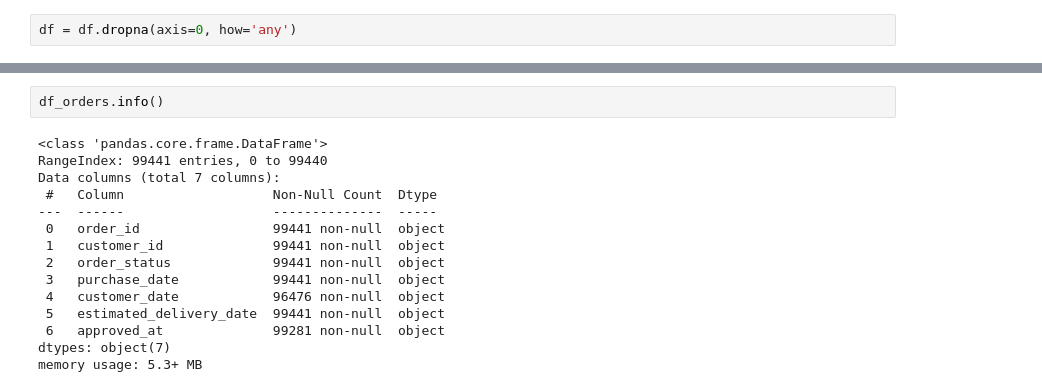
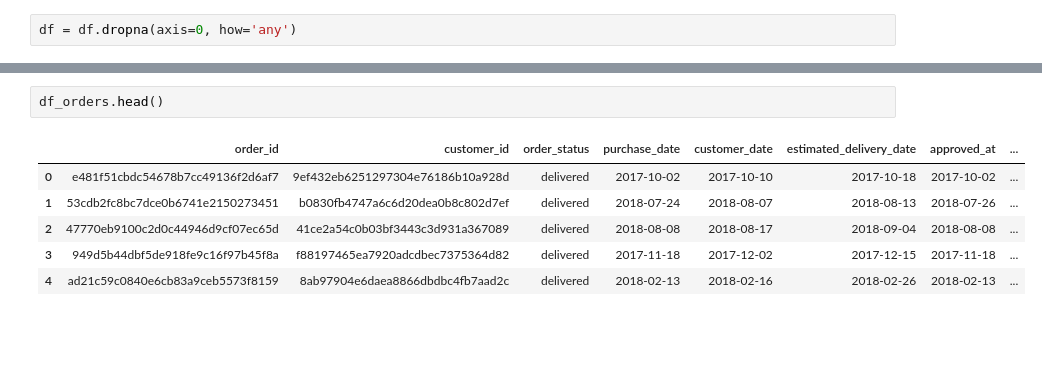
Before and after one commit to Hummelt/Olist-E-Commerce, a Jupyter notebook: order_analysis_II.ipynb, the cells around one changed output, grey strips where cells are left out. Cells and saved outputs as stored; diff of their text form; blank space fills up the shorter version.

```diff
--- a/order_analysis_II.ipynb
+++ b/order_analysis_II.ipynb
@@ -74,17 +131,9 @@ df_orders.head()
 # %%
-df_orders.info()
+df_orders.head()
 # %% [output]
-<class 'pandas.core.frame.DataFrame'>
-RangeIndex: 99441 entries, 0 to 99440
-Data columns (total 7 columns):
- #   Column                   Non-Null Count  Dtype
----  ------                   --------------  -----
- 0   order_id                 99441 non-null  object
- 1   customer_id              99441 non-null  object
- 2   order_status             99441 non-null  object
- 3   purchase_date            99441 non-null  object
- 4   customer_date            96476 non-null  object
- 5   estimated_delivery_date  99441 non-null  object
- 6   approved_at              99281 non-null  object
-dtypes: object(7)
-memory usage: 5.3+ MB
+|  | order_id | customer_id | order_status | purchase_date | customer_date | estimated_delivery_date | approved_at | ... |
+| 0 | e481f51cbdc54678b7cc49136f2d6af7 | 9ef432eb6251297304e76186b10a928d | delivered | 2017-10-02 | 2017-10-10 | 2017-10-18 | 2017-10-02 | ... |
+| 1 | 53cdb2fc8bc7dce0b6741e2150273451 | b0830fb4747a6c6d20dea0b8c802d7ef | delivered | 2018-07-24 | 2018-08-07 | 2018-08-13 | 2018-07-26 | ... |
+| 2 | 47770eb9100c2d0c44946d9cf07ec65d | 41ce2a54c0b03bf3443c3d931a367089 | delivered | 2018-08-08 | 2018-08-17 | 2018-09-04 | 2018-08-08 | ... |
+| 3 | 949d5b44dbf5de918fe9c16f97b45f8a | f88197465ea7920adcdbec7375364d82 | delivered | 2017-11-18 | 2017-12-02 | 2017-12-15 | 2017-11-18 | ... |
+| 4 | ad21c59c0840e6cb83a9ceb5573f8159 | 8ab97904e6daea8866dbdbc4fb7aad2c | delivered | 2018-02-13 | 2018-02-16 | 2018-02-26 | 2018-02-13 | ... |
```
Also changed, not shown: parts of 22 cells of this notebook.
